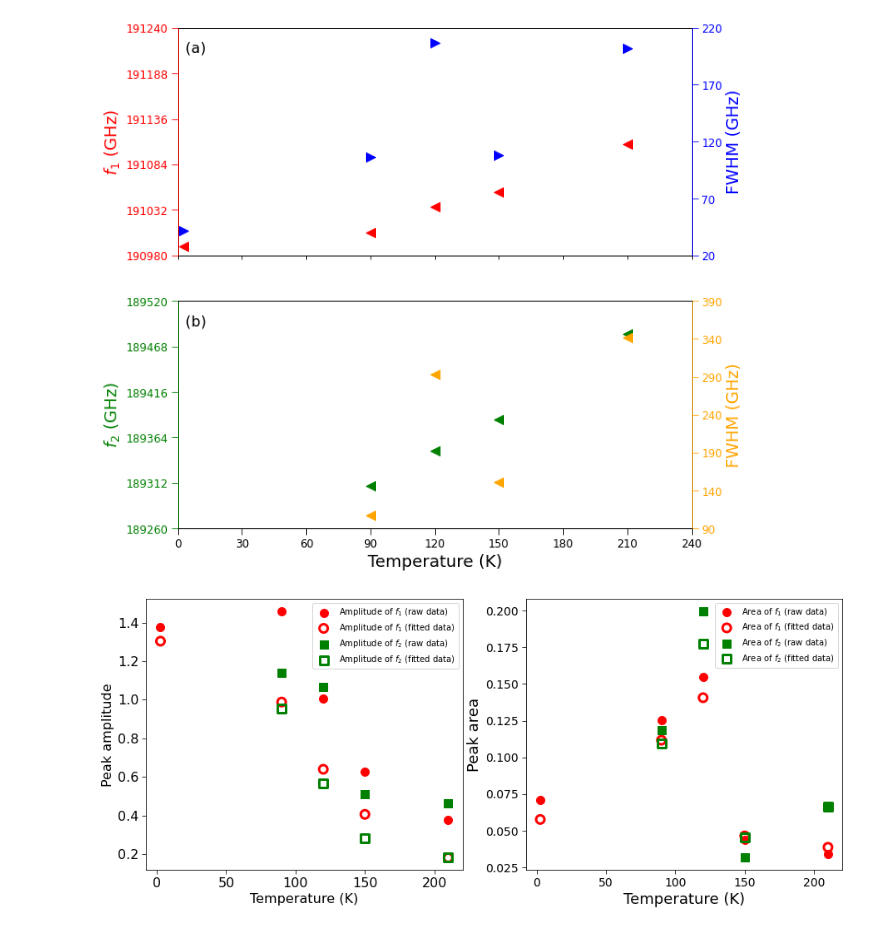
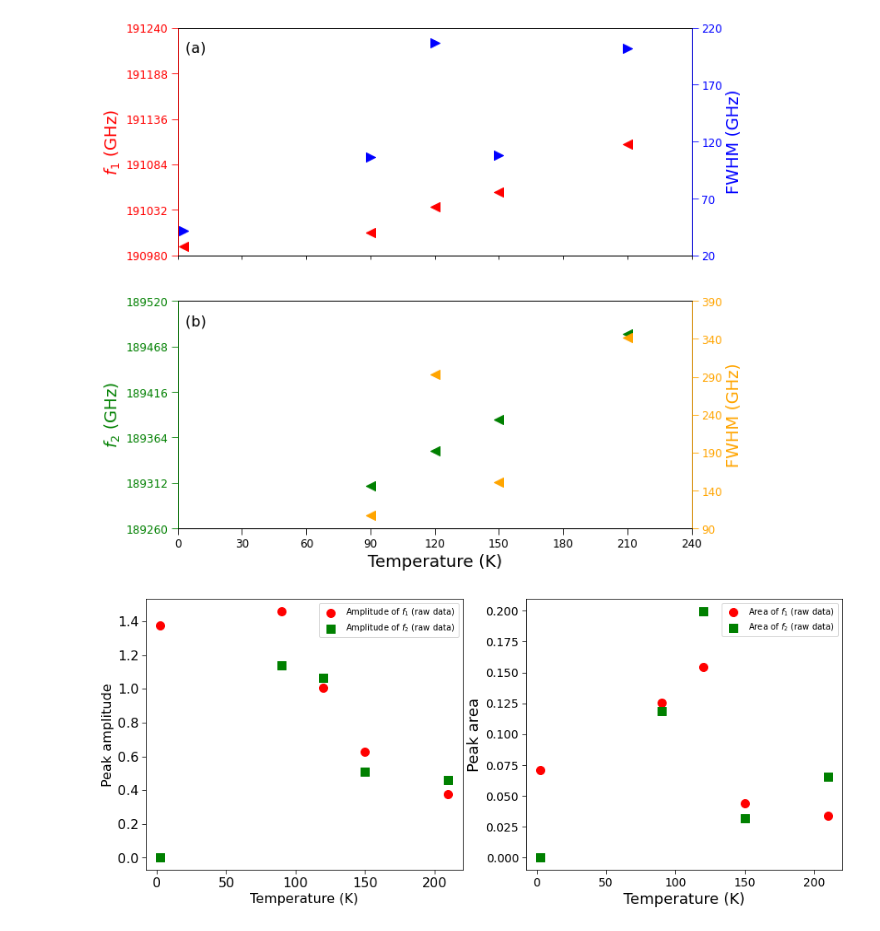
Before and after one commit to JUOM2016/Quick_cal_and_plotting, a Jupyter notebook: absorption_white_light_OD_perpendicular.ipynb, the cells around one changed output. Saved outputs shown, nothing was run; the diff lists cells and outputs as text; code cells hidden in the pictures.

```diff
--- a/absorption_white_light_OD_perpendicular.ipynb
+++ b/absorption_white_light_OD_perpendicular.ipynb
@@ -521,6 +665,16 @@ for index in range(len(peak_num)):
         peak_area_main[index,1]=peak_area_0[index]
         peak_area_fitting_main[index,1]=peak_area_fitting_0[index]
 
+        peak_amplitude_side_1[index,0]=temp[index]
+        peak_amplitude_fitting_side_1[index,0]=temp[index]
+        peak_area_side_1[index,0]=temp[index]
+        peak_area_fitting_side_1[index,0]=temp[index]
+
+        peak_amplitude_side_1[index,1]=0
+        peak_amplitude_fitting_side_1[index,1]=0
+        peak_area_side_1[index,1]=0
+        peak_area_fitting_side_1[index,1]=0
+
     elif peak_num[index] == 2:
         peak_amplitude_main[index,0]=temp[index]
         peak_amplitude_fitting_main[index,0]=temp[index]
@@ -533,41 +687,41 @@ for index in range(len(peak_num)):
         peak_area_fitting_main[index,1]=peak_area_fitting_2[index]
 
         peak_amplitude_side_1[index,0]=temp[index]
         peak_amplitude_fitting_side_1[index,0]=temp[index]
         peak_area_side_1[index,0]=temp[index]
         peak_area_fitting_side_1[index,0]=temp[index]
 
         peak_amplitude_side_1[index,1]=peak_amplitude_1[index]
         peak_amplitude_fitting_side_1[index,1]=peak_amplitude_fitting_1[index]
         peak_area_side_1[index,1]=peak_area_1[index]
         peak_area_fitting_side_1[index,1]=peak_area_fitting_1[index]
 
-peak_amplitude_side_1_new=np.delete(peak_amplitude_side_1,0,0)
-peak_amplitude_fitting_side_1_new=np.delete(peak_amplitude_fitting_side_1,0,0)
-peak_area_side_1_new=np.delete(peak_area_side_1,0,0)
-peak_area_fitting_side_1_new=np.delete(peak_area_fitting_side_1,0,0)
+#peak_amplitude_side_1_new=np.delete(peak_amplitude_side_1,0,0)
+#peak_amplitude_fitting_side_1_new=np.delete(peak_amplitude_fitting_side_1,0,0)
+#peak_area_side_1_new=np.delete(peak_area_side_1,0,0)
+#peak_area_fitting_side_1_new=np.delete(peak_area_fitting_side_1,0,0)
 
 fig, (ax1,ax2) = plt.subplots(1,2,figsize=(15, 6))
 ax1.scatter(peak_amplitude_main[:,0],peak_amplitude_main[:,1],color='r',marker='o',s=100,label='Amplitude of $f_{1}$ (raw data)')
-ax1.scatter(peak_amplitude_fitting_main[:,0],peak_amplitude_fitting_main[:,1],color='r',marker='o',s=100,facecolors='none', edgecolors='r',linewidths=3,label='Amplitude of $f_{1}$ (fitted data)')
-ax1.scatter(peak_amplitude_side_1_new[:,0],peak_amplitude_side_1_new[:,1],color='g',marker='s',s=100,label='Amplitude of $f_{2}$ (raw data)')
-ax1.scatter(peak_amplitude_fitting_side_1_new[:,0],peak_amplitude_fitting_side_1_new[:,1],color='g',marker='s',s=100, facecolors='none', edgecolors='g',linewidths=3,label='Amplitude of $f_{2}$ (fitted data)')
+#ax1.scatter(peak_amplitude_fitting_main[:,0],peak_amplitude_fitting_main[:,1],color='r',marker='o',s=100,facecolors='none', edgecolors='r',linewidths=3,label='Amplitude of $f_{1}$ (fitted data)')
+ax1.scatter(peak_amplitude_side_1[:,0],peak_amplitude_side_1[:,1],color='g',marker='s',s=100,label='Amplitude of $f_{2}$ (raw data)')
+#ax1.scatter(peak_amplitude_fitting_side_1_new[:,0],peak_amplitude_fitting_side_1_new[:,1],color='g',marker='s',s=100, facecolors='none', edgecolors='g',linewidths=3,label='Amplitude of $f_{2}$ (fitted data)')
 ax1.legend()
 ax1.set_xlabel('Temperature (K)',fontsize=16)
 ax1.set_ylabel('Peak amplitude',fontsize=16)
 ax1.tick_params(axis='x',labelsize=16,size=5)
 ax1.tick_params(axis='y',labelsize=16,size=5)
 
 ax2.scatter(peak_area_main[:,0],peak_area_main[:,1],color='r',marker='o',s=100,label='Area of $f_{1}$ (raw data)')
-ax2.scatter(peak_area_fitting_main[:,0],peak_area_fitting_main[:,1],color='r',marker='o',s=100,facecolors='none', edgecolors='r',linewidths=3,label='Area of $f_{1}$ (fitted data)')
-ax2.scatter(peak_area_side_1_new[:,0],peak_area_side_1_new[:,1],color='g',marker='s',s=100,label='Area of $f_{2}$ (raw data)')
-ax2.scatter(peak_area_fitting_side_1_new[:,0],peak_area_fitting_side_1_new[:,1],color='g',marker='s',s=100,facecolors='none', edgecolors='g',linewidths=3,label='Area of $f_{2}$ (fitted data)')
+#ax2.scatter(peak_area_fitting_main[:,0],peak_area_fitting_main[:,1],color='r',marker='o',s=100,facecolors='none', edgecolors='r',linewidths=3,label='Area of $f_{1}$ (fitted data)')
+ax2.scatter(peak_area_side_1[:,0],peak_area_side_1[:,1],color='g',marker='s',s=100,label='Area of $f_{2}$ (raw data)')
+#ax2.scatter(peak_area_fitting_side_1_new[:,0],peak_area_fitting_side_1_new[:,1],color='g',marker='s',s=100,facecolors='none', edgecolors='g',linewidths=3,label='Area of $f_{2}$ (fitted data)')
 ax2.legend()
 ax2.set_xlabel('Temperature (K)',fontsize=18)
 ax2.set_ylabel('Peak area',fontsize=18)
 ax2.tick_params(axis='x',labelsize=14,size=5)
 ax2.tick_params(axis='y',labelsize=14,size=5)
 
 fig.patch.set_facecolor('white')
 # %% [output]
-[figure, old version]
+[figure, new version]
```
Also changed, not shown: parts of 2 cells of this notebook, 1 other file.
